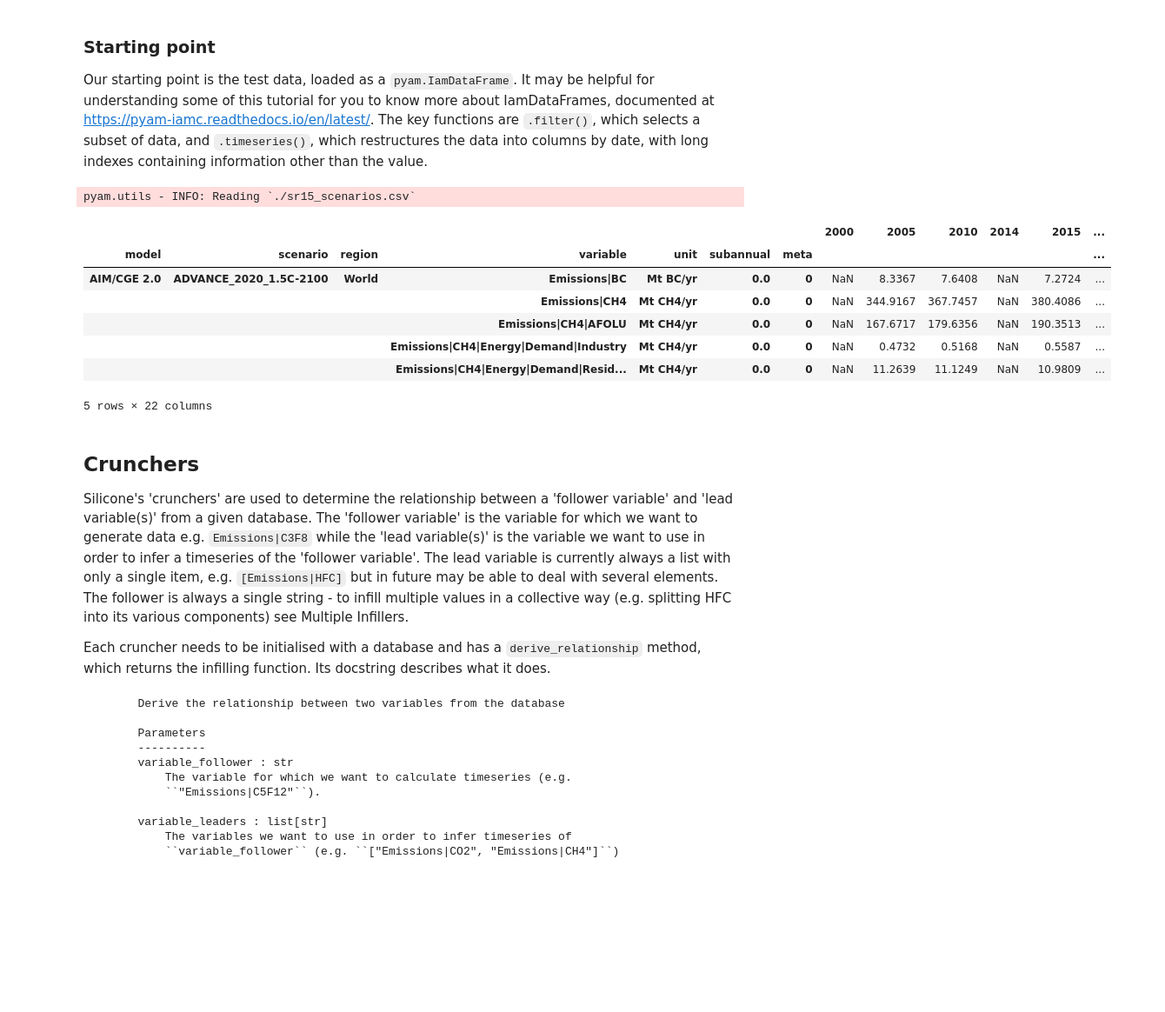
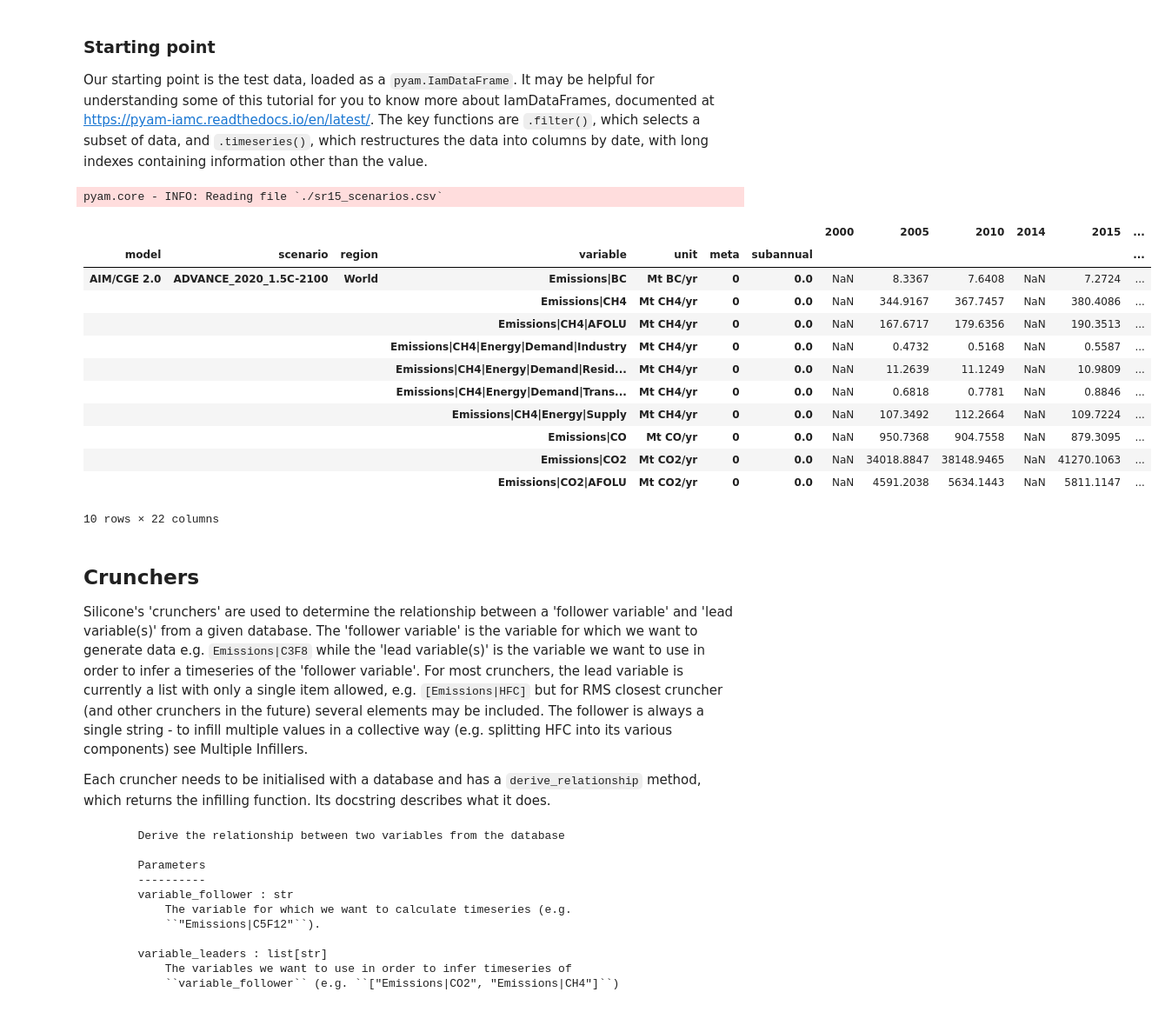
Before and after one commit to GranthamImperial/silicone, a Jupyter notebook: notebooks/00_Introductory_infilling.ipynb, the cells around one changed output. Shown at 87% size. Cells and saved outputs as stored; diff of their text form; code cells hidden in the pictures; blank space fills up the shorter version.

Commit message:
Updated notebook to include the details of the new functionality and better intro

```diff
--- a/notebooks/00_Introductory_infilling.ipynb
+++ b/notebooks/00_Introductory_infilling.ipynb
@@ -51,21 +53,26 @@ pyam.utils - INFO: Reading `./sr15_scenarios.csv`
 Our starting point is the test data, loaded as a `pyam.IamDataFrame`. It may be helpful for understanding some of this tutorial for you to know more about IamDataFrames, documented at https://pyam-iamc.readthedocs.io/en/latest/. The key functions are `.filter()`, which selects a subset of data, and `.timeseries()`, which restructures the data into columns by date, with long indexes containing information other than the value.
 # %%
 sr15_data = pyam.IamDataFrame(SR15_SCENARIOS)
-sr15_data.timeseries().head()
+sr15_data.timeseries().head(10)
 # %% [output]
-pyam.utils - INFO: Reading `./sr15_scenarios.csv`
+pyam.core - INFO: Reading file `./sr15_scenarios.csv`
 |  |  |  |  |  |  |  | 2000 | 2005 | 2010 | 2014 | 2015 | ... |
-| model | scenario | region | variable | unit | subannual | meta |  |  |  |  |  | ... |
-| AIM/CGE 2.0 | ADVANCE_2020_1.5C-2100 | World | Emissions|BC | Mt BC/yr | 0.0 | 0 | NaN | 8.3367 | 7.6408 | NaN | 7.2724 | ... |
-|  |  |  | Emissions|CH4 | Mt CH4/yr | 0.0 | 0 | NaN | 344.9167 | 367.7457 | NaN | 380.4086 | ... |
-|  |  |  | Emissions|CH4|AFOLU | Mt CH4/yr | 0.0 | 0 | NaN | 167.6717 | 179.6356 | NaN | 190.3513 | ... |
-|  |  |  | Emissions|CH4|Energy|Demand|Industry | Mt CH4/yr | 0.0 | 0 | NaN | 0.4732 | 0.5168 | NaN | 0.5587 | ... |
-|  |  |  | Emissions|CH4|Energy|Demand|Resid... | Mt CH4/yr | 0.0 | 0 | NaN | 11.2639 | 11.1249 | NaN | 10.9809 | ... |
+| model | scenario | region | variable | unit | meta | subannual |  |  |  |  |  | ... |
+| AIM/CGE 2.0 | ADVANCE_2020_1.5C-2100 | World | Emissions|BC | Mt BC/yr | 0 | 0.0 | NaN | 8.3367 | 7.6408 | NaN | 7.2724 | ... |
+|  |  |  | Emissions|CH4 | Mt CH4/yr | 0 | 0.0 | NaN | 344.9167 | 367.7457 | NaN | 380.4086 | ... |
+|  |  |  | Emissions|CH4|AFOLU | Mt CH4/yr | 0 | 0.0 | NaN | 167.6717 | 179.6356 | NaN | 190.3513 | ... |
+|  |  |  | Emissions|CH4|Energy|Demand|Industry | Mt CH4/yr | 0 | 0.0 | NaN | 0.4732 | 0.5168 | NaN | 0.5587 | ... |
+|  |  |  | Emissions|CH4|Energy|Demand|Resid... | Mt CH4/yr | 0 | 0.0 | NaN | 11.2639 | 11.1249 | NaN | 10.9809 | ... |
+|  |  |  | Emissions|CH4|Energy|Demand|Trans... | Mt CH4/yr | 0 | 0.0 | NaN | 0.6818 | 0.7781 | NaN | 0.8846 | ... |
+|  |  |  | Emissions|CH4|Energy|Supply | Mt CH4/yr | 0 | 0.0 | NaN | 107.3492 | 112.2664 | NaN | 109.7224 | ... |
+|  |  |  | Emissions|CO | Mt CO/yr | 0 | 0.0 | NaN | 950.7368 | 904.7558 | NaN | 879.3095 | ... |
+|  |  |  | Emissions|CO2 | Mt CO2/yr | 0 | 0.0 | NaN | 34018.8847 | 38148.9465 | NaN | 41270.1063 | ... |
+|  |  |  | Emissions|CO2|AFOLU | Mt CO2/yr | 0 | 0.0 | NaN | 4591.2038 | 5634.1443 | NaN | 5811.1147 | ... |
-5 rows × 22 columns
+10 rows × 22 columns
 # %% [markdown]
 ## Crunchers
 
-Silicone's 'crunchers' are used to determine the relationship between a 'follower variable' and 'lead variable(s)' from a given database. The 'follower variable' is the variable for which we want to generate data e.g. `Emissions|C3F8` while the 'lead variable(s)' is the variable we want to use in order to infer a timeseries of the 'follower variable'. The lead variable is currently always a list with only a single item, e.g. `[Emissions|HFC]` but in future may be able to deal with several elements. The follower is always a single string - to infill multiple values in a collective way (e.g. splitting HFC into its various components) see Multiple Infillers.
+Silicone's 'crunchers' are used to determine the relationship between a 'follower variable' and 'lead variable(s)' from a given database. The 'follower variable' is the variable for which we want to generate data e.g. `Emissions|C3F8` while the 'lead variable(s)' is the variable we want to use in order to infer a timeseries of the 'follower variable'. For most crunchers, the lead variable is currently a list with only a single item allowed, e.g. `[Emissions|HFC]` but for RMS closest cruncher (and other crunchers in the future) several elements may be included. The follower is always a single string - to infill multiple values in a collective way (e.g. splitting HFC into its various components) see Multiple Infillers.
 
 Each cruncher needs to be initialised with a database and has a `derive_relationship` method, which returns the infilling function. Its docstring describes what it does.
 # %%
```
Also changed, not shown: parts of 19 cells of this notebook.
